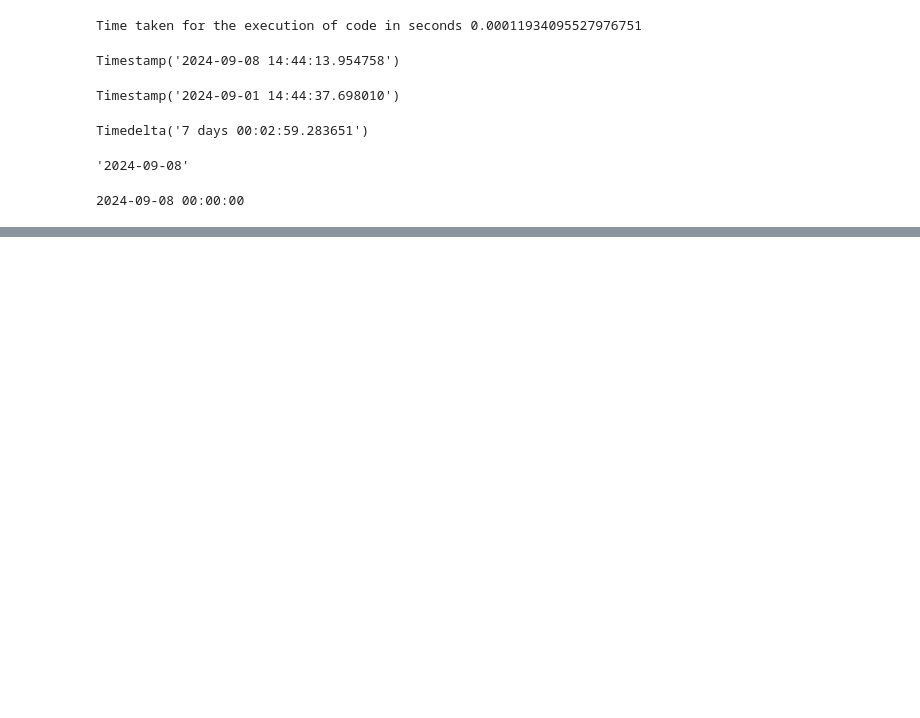
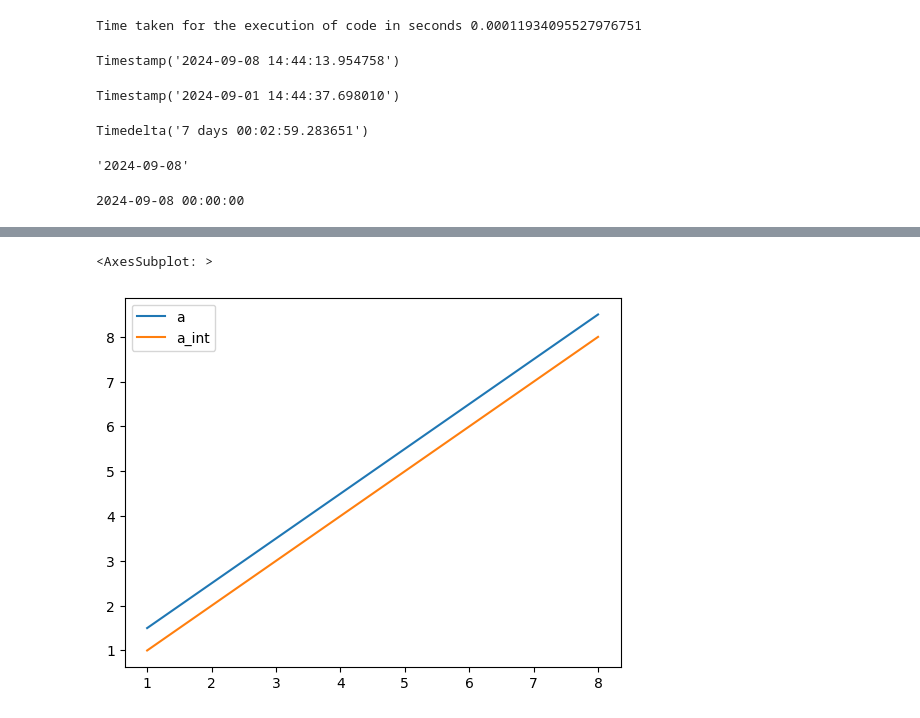
Before and after one commit to Yash87015/YASH, a Jupyter notebook: pandas.ipynb, the cells around one changed output, grey strips where cells are left out. Saved outputs shown, nothing was run; the diff lists cells and outputs as text; code cells hidden in the pictures; blank space fills up the shorter version.

```diff
--- a/pandas.ipynb
+++ b/pandas.ipynb
@@ -2861,0 +2939,5 @@ print(date)
+# %%
+df3.plot()
+# %% [output]
+<AxesSubplot: >
+[figure, added]
```
Also changed, not shown: parts of 15 cells of this notebook, 7 other files.
